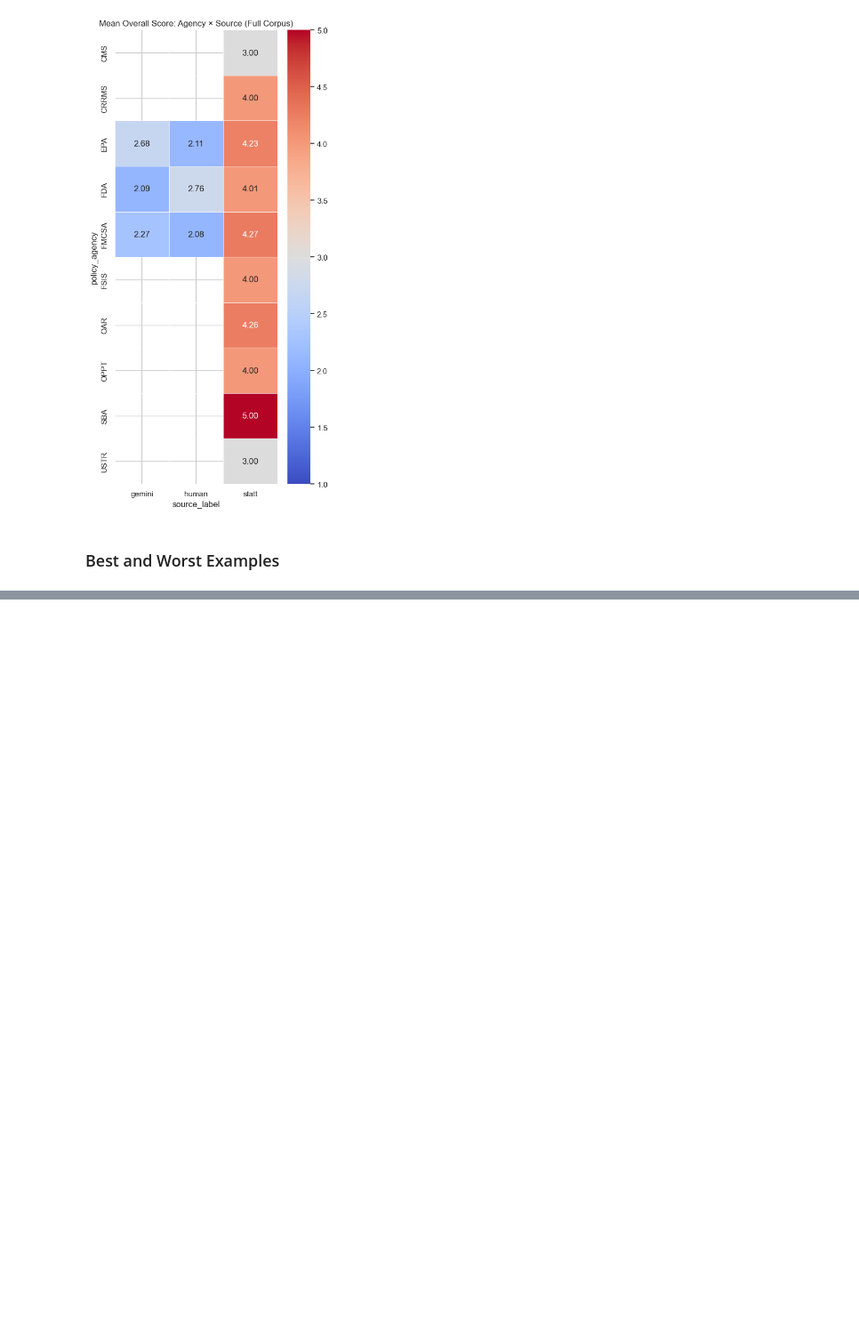
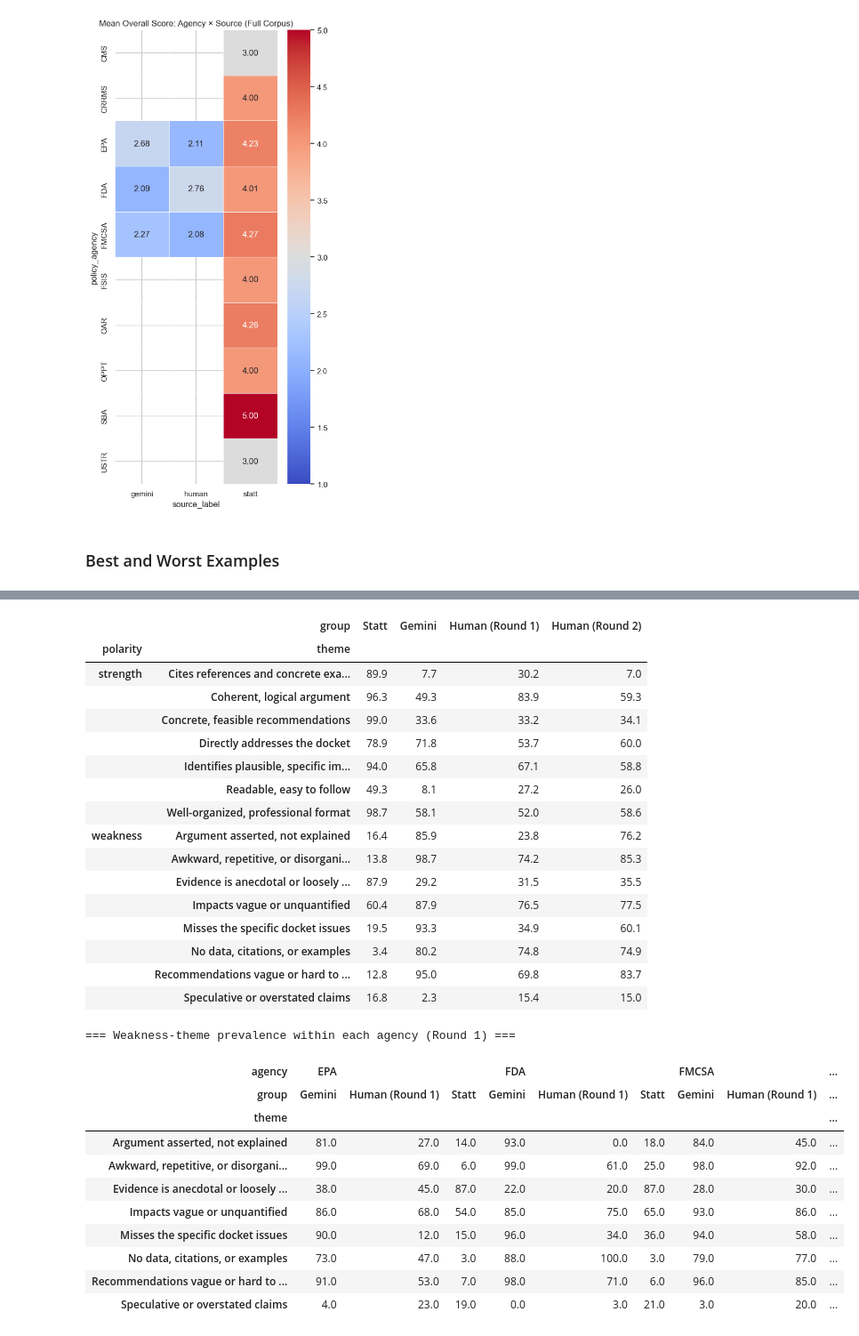
Before and after one commit to guozhan11/LLM-as-judge, a Jupyter notebook: comment_analysis.ipynb, the cells around one changed output, grey strips where cells are left out. Shown at 89% size. Saved outputs shown, nothing was run; the diff lists cells and outputs as text; code cells hidden in the pictures; blank space fills up the shorter version.

```diff
--- a/comment_analysis.ipynb
+++ b/comment_analysis.ipynb
@@ -999,0 +2243,65 @@ if "score_overall" in df.columns:
+# %%
+# ── v2.4 Theme prevalence: share of comments whose evaluation raises each theme ──
+V2_GROUPS = {
+    "Statt": (v2_docs["v2_round"].eq("Round 1") & v2_docs["source_label"].eq("statt")),
+    "Gemini": (v2_docs["v2_round"].eq("Round 1") & v2_docs["source_label"].eq("gemini")),
+    "Human (Round 1)": (v2_docs["v2_round"].eq("Round 1") & v2_docs["source_label"].eq("human")),
+    "Human (Round 2)": v2_docs["v2_round"].eq("Round 2"),
+}
+doc_themes = units.dropna(subset=["v2_theme"]).groupby("doc_id")["v2_theme"].agg(set)
+
+prevalence_rows = []
+for group, doc_mask in V2_GROUPS.items():
+    ids = v2_docs.loc[doc_mask, "doc_id"]
+    themes_per_doc = doc_themes.reindex(ids).apply(lambda s: s if isinstance(s, set) else set())
+    for polarity, themes in THEME_CODEBOOK.items():
+        for theme in themes:
+            prevalence_rows.append({
+                "polarity": polarity, "theme": theme, "group": group, "n": len(ids),
+                "share": 100 * themes_per_doc.apply(lambda s: theme in s).mean(),
+            })
+theme_prevalence = pd.DataFrame(prevalence_rows)
+theme_table = theme_prevalence.pivot_table(index=["polarity", "theme"], columns="group", values="share").round(1)
+display(theme_table[list(V2_GROUPS)])
+
+# Agency check: the pattern should hold inside each agency, not just in the pooled sample.
+agency_rows = []
+for agency in TARGET_AGENCIES:
+    for group, doc_mask in list(V2_GROUPS.items())[:3]:
+        ids = v2_docs.loc[doc_mask & v2_docs["comparison_agency"].eq(agency), "doc_id"]
+        themes_per_doc = doc_themes.reindex(ids).apply(lambda s: s if isinstance(s, set) else set())
+        for theme in THEME_CODEBOOK["weakness"]:
+            agency_rows.append({"agency": agency, "group": group, "theme": theme,
+                                "share": 100 * themes_per_doc.apply(lambda s: theme in s).mean()})
+print("\n=== Weakness-theme prevalence within each agency (Round 1) ===")
+display(pd.DataFrame(agency_rows).pivot_table(index="theme", columns=["agency", "group"], values="share").round(0))
+# %% [output]
+|  | group | Statt | Gemini | Human (Round 1) | Human (Round 2) |
+| polarity | theme |  |  |  |  |
+| strength | Cites references and concrete exa... | 89.9 | 7.7 | 30.2 | 7.0 |
+|  | Coherent, logical argument | 96.3 | 49.3 | 83.9 | 59.3 |
+|  | Concrete, feasible recommendations | 99.0 | 33.6 | 33.2 | 34.1 |
+|  | Directly addresses the docket | 78.9 | 71.8 | 53.7 | 60.0 |
+|  | Identifies plausible, specific im... | 94.0 | 65.8 | 67.1 | 58.8 |
+|  | Readable, easy to follow | 49.3 | 8.1 | 27.2 | 26.0 |
+|  | Well-organized, professional format | 98.7 | 58.1 | 52.0 | 58.6 |
+| weakness | Argument asserted, not explained | 16.4 | 85.9 | 23.8 | 76.2 |
+|  | Awkward, repetitive, or disorgani... | 13.8 | 98.7 | 74.2 | 85.3 |
+|  | Evidence is anecdotal or loosely ... | 87.9 | 29.2 | 31.5 | 35.5 |
+|  | Impacts vague or unquantified | 60.4 | 87.9 | 76.5 | 77.5 |
+|  | Misses the specific docket issues | 19.5 | 93.3 | 34.9 | 60.1 |
+|  | No data, citations, or examples | 3.4 | 80.2 | 74.8 | 74.9 |
+|  | Recommendations vague or hard to ... | 12.8 | 95.0 | 69.8 | 83.7 |
+|  | Speculative or overstated claims | 16.8 | 2.3 | 15.4 | 15.0 |
+=== Weakness-theme prevalence within each agency (Round 1) ===
+| agency | EPA |  |  | FDA |  |  | FMCSA |  | ... |
+| group | Gemini | Human (Round 1) | Statt | Gemini | Human (Round 1) | Statt | Gemini | Human (Round 1) | ... |
+| theme |  |  |  |  |  |  |  |  | ... |
+| Argument asserted, not explained | 81.0 | 27.0 | 14.0 | 93.0 | 0.0 | 18.0 | 84.0 | 45.0 | ... |
+| Awkward, repetitive, or disorgani... | 99.0 | 69.0 | 6.0 | 99.0 | 61.0 | 25.0 | 98.0 | 92.0 | ... |
+| Evidence is anecdotal or loosely ... | 38.0 | 45.0 | 87.0 | 22.0 | 20.0 | 87.0 | 28.0 | 30.0 | ... |
+| Impacts vague or unquantified | 86.0 | 68.0 | 54.0 | 85.0 | 75.0 | 65.0 | 93.0 | 86.0 | ... |
+| Misses the specific docket issues | 90.0 | 12.0 | 15.0 | 96.0 | 34.0 | 36.0 | 94.0 | 58.0 | ... |
+| No data, citations, or examples | 73.0 | 47.0 | 3.0 | 88.0 | 100.0 | 3.0 | 79.0 | 77.0 | ... |
+| Recommendations vague or hard to ... | 91.0 | 53.0 | 7.0 | 98.0 | 71.0 | 6.0 | 96.0 | 85.0 | ... |
+| Speculative or overstated claims | 4.0 | 23.0 | 19.0 | 0.0 | 3.0 | 21.0 | 3.0 | 20.0 | ... |
```
Also changed, not shown: parts of 22 cells of this notebook, 15 other files.
